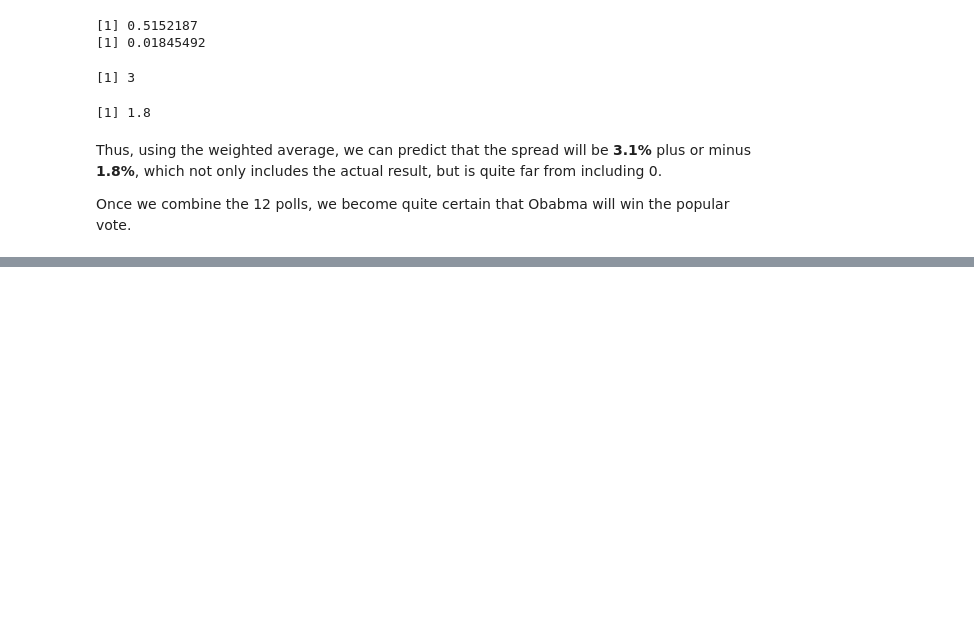
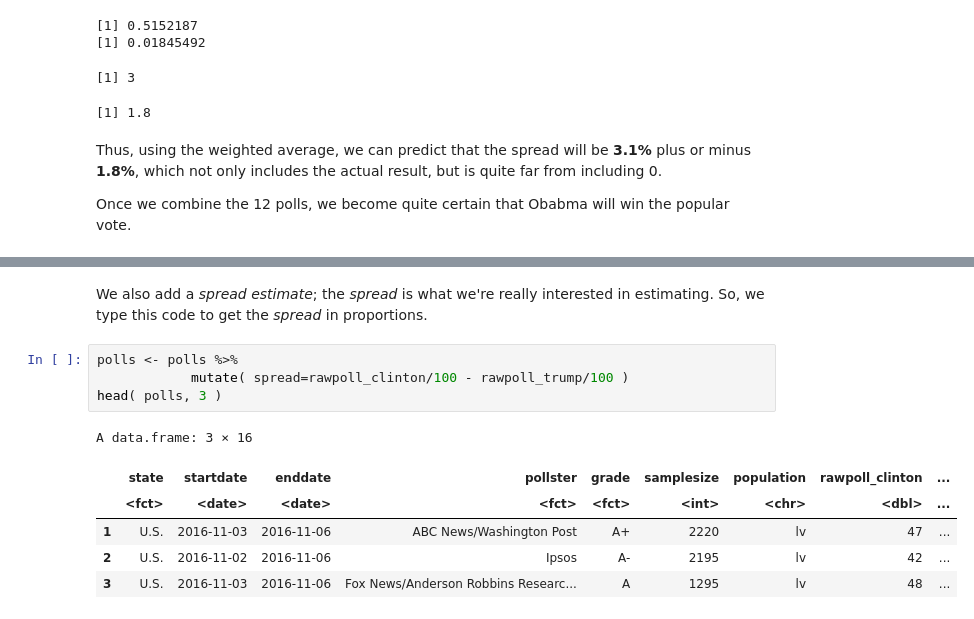
Before and after one commit to benitojpc/data-science-infering-modeling, a Jupyter notebook: Inference-Modeling.ipynb, the cells around one changed output, grey strips where cells are left out. Cells and saved outputs as stored; diff of their text form; blank space fills up the shorter version.

```diff
--- a/Inference-Modeling.ipynb
+++ b/Inference-Modeling.ipynb
@@ -1966,0 +2038,13 @@ However, that this was just a simulation, the actual data science exercise of fo
+# %% [markdown]
+We also add a *spread estimate*; the *spread* is what we're really interested in estimating. So, we type this code to get the *spread* in proportions.
+# %%
+polls <- polls %>%
+            mutate( spread=rawpoll_clinton/100 - rawpoll_trump/100 )
+head( polls, 3 )
+# %% [output]
+A data.frame: 3 × 16
+|  | state | startdate | enddate | pollster | grade | samplesize | population | rawpoll_clinton | ... |
+|  | <fct> | <date> | <date> | <fct> | <fct> | <int> | <chr> | <dbl> | ... |
+| 1 | U.S. | 2016-11-03 | 2016-11-06 | ABC News/Washington Post | A+ | 2220 | lv | 47 | ... |
+| 2 | U.S. | 2016-11-02 | 2016-11-06 | Ipsos | A- | 2195 | lv | 42 | ... |
+| 3 | U.S. | 2016-11-03 | 2016-11-06 | Fox News/Anderson Robbins Researc... | A | 1295 | lv | 48 | ... |
```
Also changed, not shown: parts of 20 cells of this notebook.
